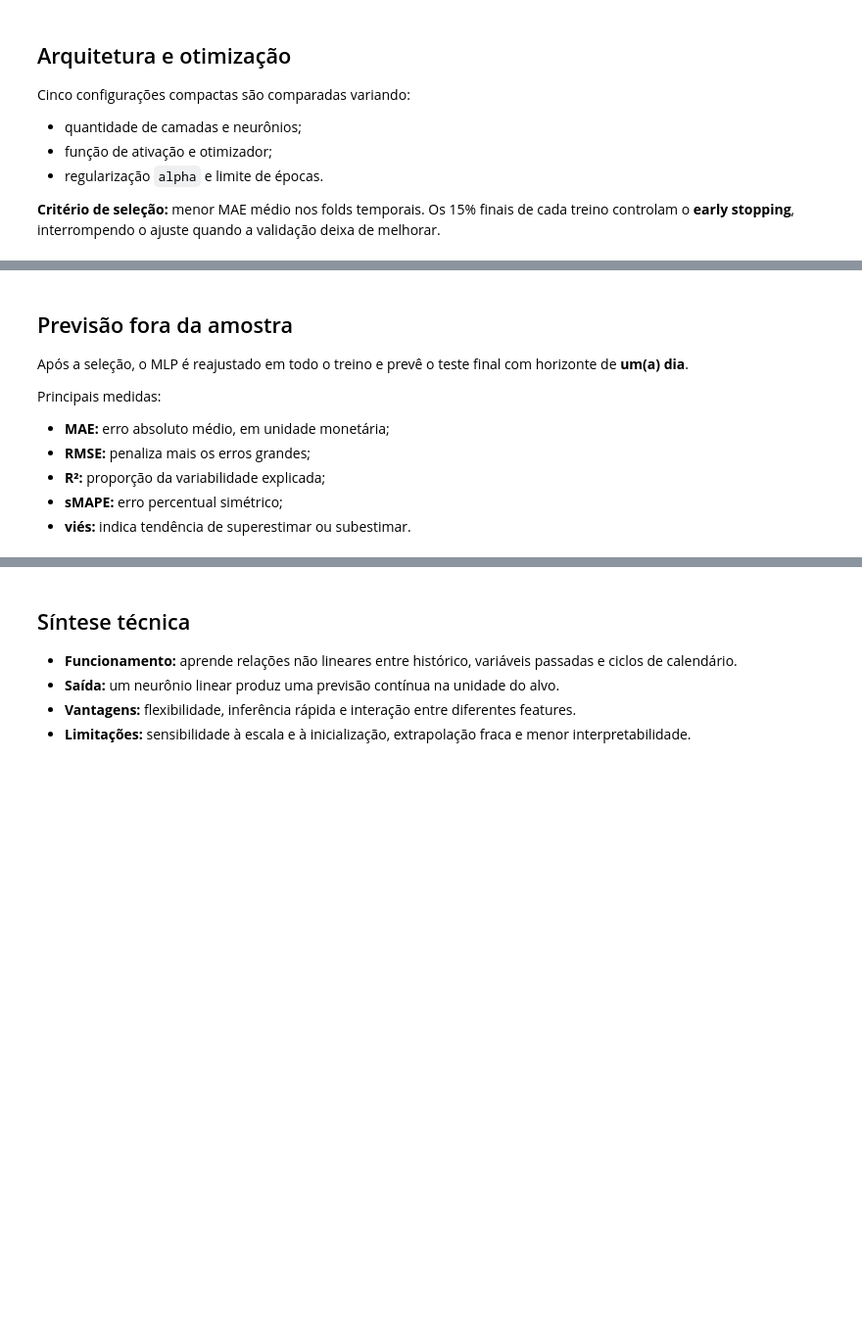
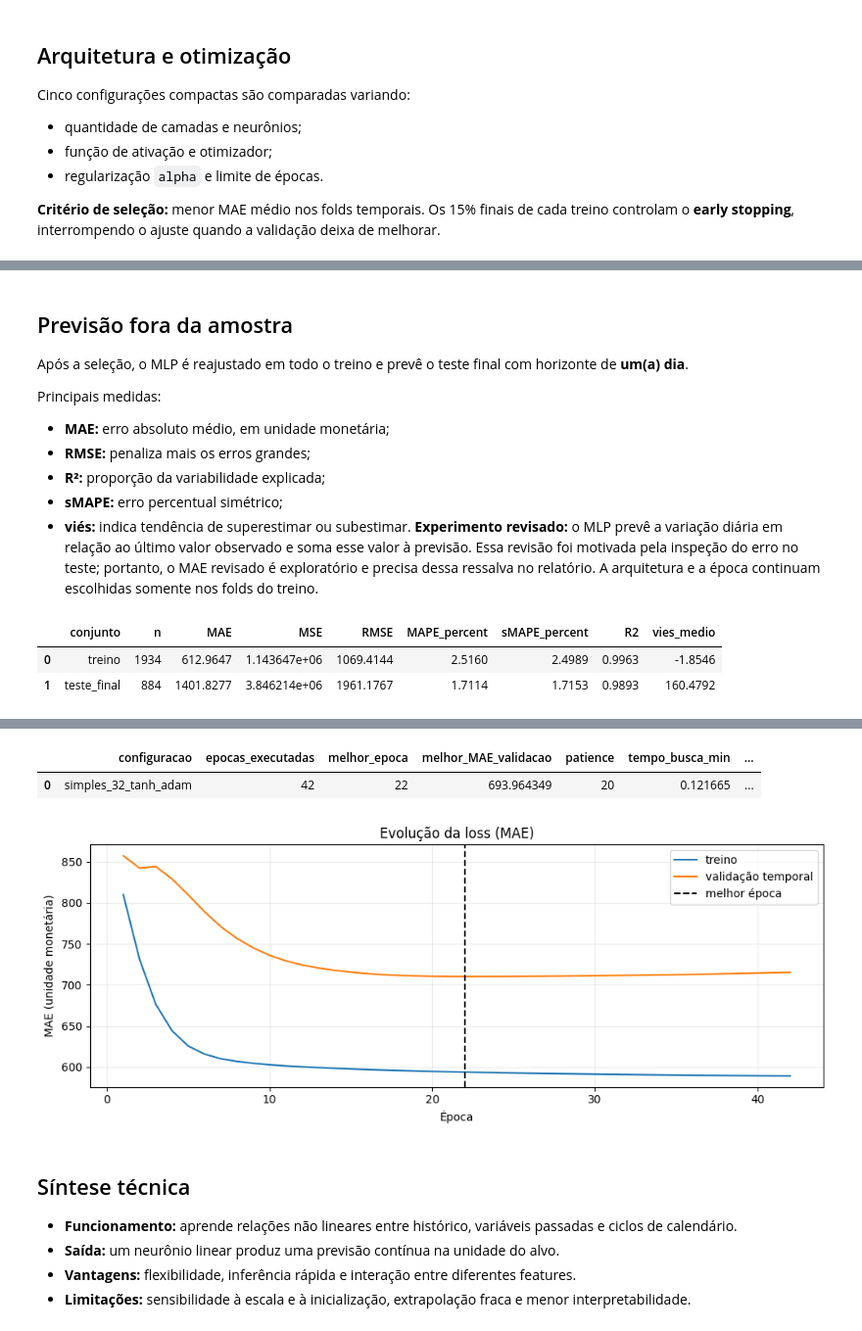
Before and after one commit to Kogake7/ProjetoFinal-SeriesTemporais, a Jupyter notebook: grupo1/mlp-regressor-1.ipynb, the cells around one changed output, grey strips where cells are left out. Shown at 98% size. Drawn from its saved outputs; the diff is of its cells as text; code cells hidden in the pictures; blank space fills up the shorter version.

Commit message:
Executa MLPs e consolida MAEs individuais por base

```diff
--- a/grupo1/mlp-regressor-1.ipynb
+++ b/grupo1/mlp-regressor-1.ipynb
@@ -284,6 +324,10 @@ if train.empty or test.empty or train.index.max() >= test.index.min():
     raise ValueError('Divisão temporal inválida.')
 y_train, y_test = train['target'], test['target']
 X_train, X_test = train.drop(columns='target'), test.drop(columns='target')
+# Preve a variacao diaria sobre o ultimo valor conhecido.
+y_train_delta = y_train - X_train['target_lag_1']
+y_test_delta = y_test - X_test['target_lag_1']
+
 
 print(f'Features: {X_train.shape[1]} | treino: {len(train):,} | teste final: {len(test):,}')
 print(f'Corte comum: {FIM_TREINO} -> {INICIO_TESTE}')
@@ -431,14 +497,14 @@ resultados_folds = []
 for configuracao in CANDIDATOS_MLP:
     for numero_fold, (ia, iv) in enumerate(folds, start=1):
         preprocessador, escalonador_y, modelo, _, melhor_epoca, mae_interno = treinar_com_early_stopping(
-            configuracao, X_train.iloc[ia], y_train.iloc[ia]
+            configuracao, X_train.iloc[ia], y_train_delta.iloc[ia]
         )
         previsto_fold = escalonador_y.inverse_transform(
             modelo.predict(preprocessador.transform(X_train.iloc[iv])).reshape(-1, 1)
         ).ravel()
         resultados_folds.append({
             'nome': configuracao['nome'], 'fold': numero_fold,
-            'MAE_validacao': mean_absolute_error(y_train.iloc[iv], previsto_fold),
+            'MAE_validacao': mean_absolute_error(y_train_delta.iloc[iv], previsto_fold),
             'melhor_epoca': melhor_epoca, 'MAE_early_stopping': mae_interno,
         })
         print(
@@ -459,7 +525,7 @@ melhor_configuracao = next(
     if configuracao['nome'] == melhor_nome
 )
 _, _, _, historico_mlp, melhor_epoca_final, mae_interno_final = treinar_com_early_stopping(
-    melhor_configuracao, X_train, y_train
+    melhor_configuracao, X_train, y_train_delta
 )
 melhor_configuracao['melhor_epoca'] = melhor_epoca_final
 tempo_busca = time.perf_counter() - inicio_busca
@@ -478,6 +583,7 @@ Principais medidas:
 - **R²:** proporção da variabilidade explicada;
 - **sMAPE:** erro percentual simétrico;
 - **viés:** indica tendência de superestimar ou subestimar.
+**Experimento revisado:** o MLP prevê a variação diária em relação ao último valor observado e soma esse valor à previsão. Essa revisão foi motivada pela inspeção do erro no teste; portanto, o MAE revisado é exploratório e precisa dessa ressalva no relatório. A arquitetura e a época continuam escolhidas somente nos folds do treino.
 # %%
 # Reajusta o modelo no treino completo e prevê o teste final.
 def avaliar_previsoes(y, previsto, conjunto='teste'):
@@ -517,11 +623,11 @@ modelo_mlp = TransformedTargetRegressor(
     regressor=regressor_mlp, transformer=StandardScaler()
 )
 inicio_avaliacao = time.perf_counter()
-modelo_mlp.fit(X_train, y_train)
-previsao_treino = pd.Series(modelo_mlp.predict(X_train), index=y_train.index, name='previsao')
+modelo_mlp.fit(X_train, y_train_delta)
+previsao_treino = pd.Series(modelo_mlp.predict(X_train), index=y_train.index, name='previsao') + X_train['target_lag_1']
 metricas_treino, residuos_treino = avaliar_previsoes(y_train, previsao_treino, 'treino')
 
-previsao_mlp = pd.Series(modelo_mlp.predict(X_test), index=y_test.index, name='previsao')
+previsao_mlp = pd.Series(modelo_mlp.predict(X_test), index=y_test.index, name='previsao') + X_test['target_lag_1']
 metricas_mlp, residuos_mlp = avaliar_previsoes(y_test, previsao_mlp, 'teste_final')
 tempo_avaliacao = time.perf_counter() - inicio_avaliacao
 metricas_comparacao = pd.concat([metricas_treino, metricas_mlp], ignore_index=True)
@@ -560,3 +666,7 @@ ax.legend()
 ax.grid(alpha=0.25)
 plt.tight_layout()
 plt.show()
+# %% [output]
+|  | conjunto | n | MAE | MSE | RMSE | MAPE_percent | sMAPE_percent | R2 | vies_medio |
+| 0 | treino | 1934 | 612.9647 | 1.143647e+06 | 1069.4144 | 2.5160 | 2.4989 | 0.9963 | -1.8546 |
+| 1 | teste_final | 884 | 1401.8277 | 3.846214e+06 | 1961.1767 | 1.7114 | 1.7153 | 0.9893 | 160.4792 |
@@ -563,3 +679,6 @@ plt.show()
+|  | configuracao | epocas_executadas | melhor_epoca | melhor_MAE_validacao | patience | tempo_busca_min | ... |
+| 0 | simples_32_tanh_adam | 42 | 22 | 693.964349 | 20 | 0.121665 | ... |
+[figure, added]
 # %% [markdown]
 ## Síntese técnica
 
```
Also changed, not shown: parts of 15 cells of this notebook, 7 other files.
